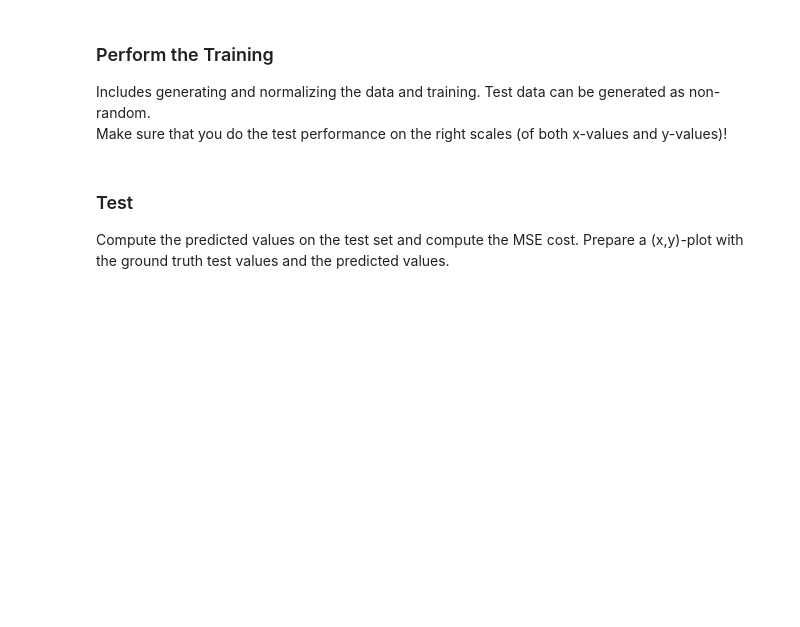
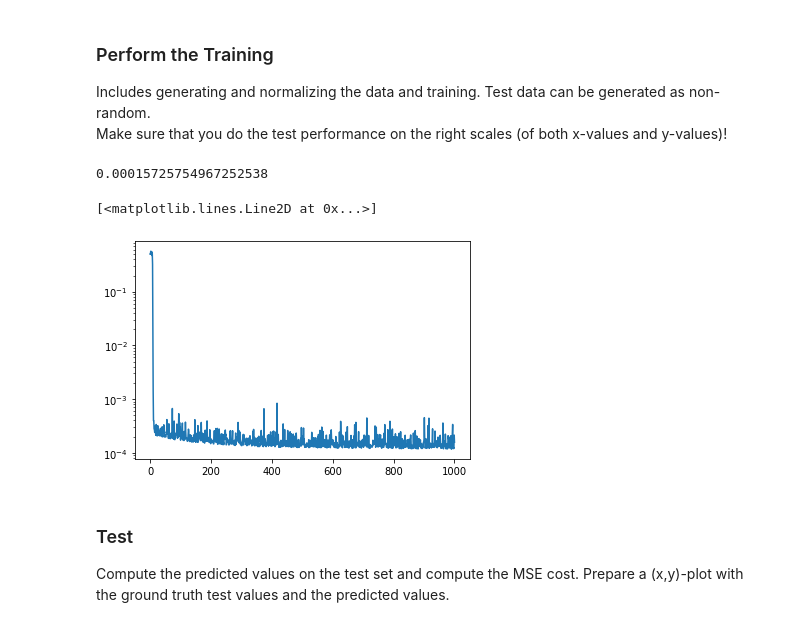
Before and after one commit to codax0r/mse-delearn, a Jupyter notebook: jeh/w3-function_approximation_stud.ipynb, the cells around one changed output. Saved outputs shown, nothing was run; the diff lists cells and outputs as text; code cells hidden in the pictures; blank space fills up the shorter version.

```diff
--- a/jeh/w3-function_approximation_stud.ipynb
+++ b/jeh/w3-function_approximation_stud.ipynb
@@ -232,20 +215,28 @@ def train(X,Y,n1,nepochs,batchsize=32,learning_rate=0.1):
     epochs.append(0)
     Ypred = predict(X,W1,b1,W2,b2)
     costs.append(cost(Y,Ypred))
-
+    args4shuffle = np.arange(X.shape[1])
     # training loop
     for epoch in range(nepochs):
 
         ### START YOUR CODE ###
 
+        # prepare shuffled mini-batches for this epoch
+        np.random.shuffle(args4shuffle)
+        for i in range(0, len(args4shuffle), batchsize):
+            x_batch = X[:, args4shuffle[i:(i+1)*batchsize]]
+            y_batch = Y[:, args4shuffle[i:(i+1)*batchsize]]
 
+            ypred_batch = predict(x_batch, W1, b1, W2, b2)
+            deltas = gradient(W1, b1, W2, b2, x_batch, y_batch)
 
+            dW1, db1 = deltas['dW1'], deltas['db1']
+            dW2, db2 = deltas['dW2'], deltas['db2']
 
-
-
-
-
-
+            W1 -= dW1
+            W2 -= dW2
+            b1 -= db1
+            b2 -= db2
 
         ### END YOUR CODE ###
 
@@ -319,8 +313,12 @@ def normalize(X, mu=None, stdev=None):
     """
     ### START YOUR CODE ###
 
+    if mu is None:
+        mu = X.mean(axis=1)
+    if stdev is None:
+        stdev = X.std(axis=1)
 
-
+    X1 = (X - mu) / stdev
 
 
     ### END YOUR CODE ###
@@ -357,32 +353,41 @@ Make sure that you do the test performance on the right scales (of both x-values
 # %%
 # settings
 mtrain = 1000
 mtest = 1000
 func = beta_fct
 vargs={'alpha':2.0,'beta':2.0}
 
 n_hidden = 10 # number of hidden units
 nepochs = 1000 # number of epochs
 batchsize = 32
 learning_rate = 0.1
 
 ### START YOUR CODE ###
 
 # generate data (train and test)
 
-
+X_train, y_train = generate_inputs(mtrain, func, random=True, vargs=vargs)
+X_test, y_test = generate_inputs(mtest, func, random=False, vargs=vargs)
 
 # normalize
 
-
+X_train_std, X_train_mu, X_train_stdev = normalize(X_train)
+y_train_std, y_train_mu, y_train_stdev = normalize(y_train)
+X_test_std, _, _ = normalize(X_test, mu=X_train_mu, stdev=X_train_stdev)
+y_test_std, _, _ = normalize(y_train, mu=y_train_mu, stdev=y_train_stdev)
 
 # train
 
-
+params, epochs, costs = train(X_train_std, y_train_std, n_hidden, nepochs,
+                              batchsize=batchsize, learning_rate=learning_rate)
 
 ### END YOUR CODE ###
 
 plt.semilogy(epochs,costs)
+# %% [output]
+0.00015725754967252538
+[<matplotlib.lines.Line2D at 0x...>]
+[figure, added]
 # %% [markdown]
 ### Test
 
```
Also changed, not shown: parts of 10 cells of this notebook.
